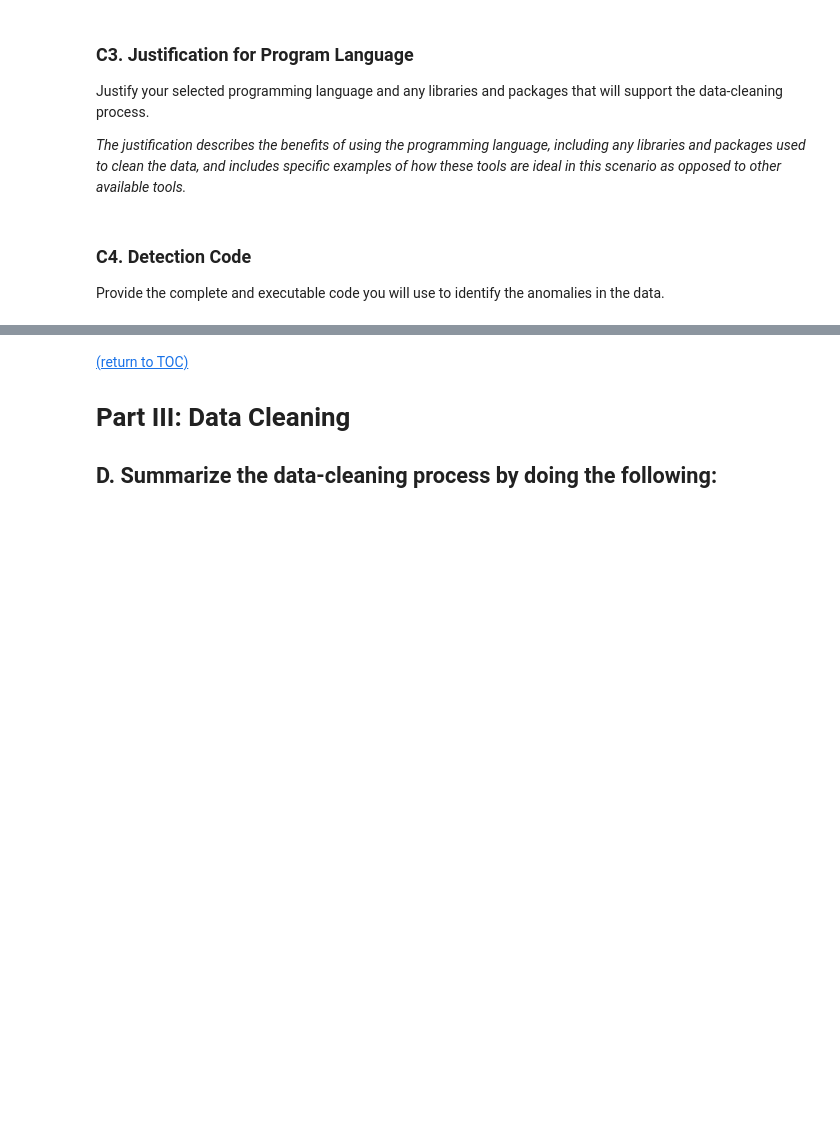
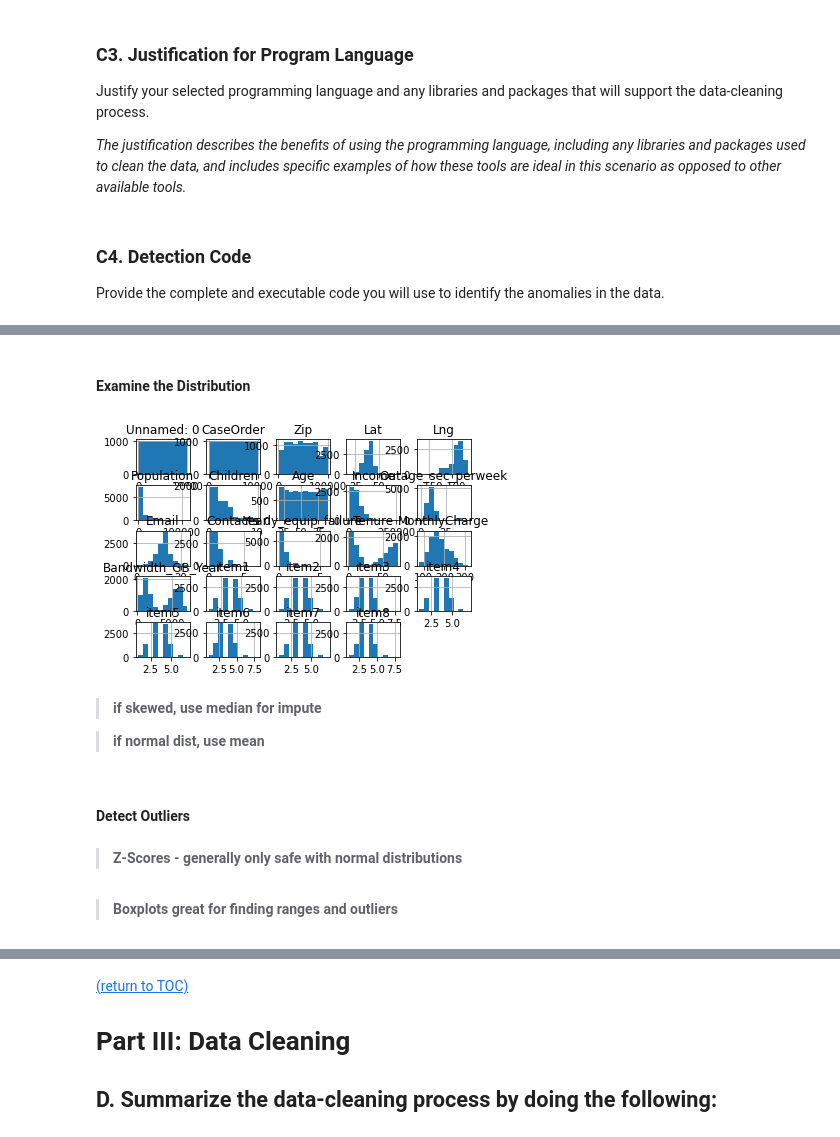
Before and after one commit to jae-green/D206, a Jupyter notebook: D206-Final.ipynb, the cells around one changed output, grey strips where cells are left out. Cells and saved outputs as stored; diff of their text form; code cells hidden in the pictures; blank space fills up the shorter version.

```diff
--- a/D206-Final.ipynb
+++ b/D206-Final.ipynb
@@ -79,0 +141,3 @@ Describe the variables in the data set and indicate the specific type of data be
+# %%
+raw_df = pd.read_csv('churn_raw_data.csv')
+raw_df.head()
@@ -105,0 +250,16 @@ Provide the complete and executable code you will use to identify the anomalies
+# %% [markdown]
+#### Examine the Distribution
+# %%
+import matplotlib.pyplot as plt
+
+raw_df.hist();
+# %% [output]
+[figure, added]
+# %% [markdown]
+> **if skewed, use median for impute**
+
+> **if normal dist, use mean**
+# %% [markdown]
+#### Detect Outliers
+# %% [markdown]
+> **Z-Scores - generally only safe with normal distributions**
@@ -105,0 +272,2 @@ Provide the complete and executable code you will use to identify the anomalies
+# %% [markdown]
+> **Boxplots great for finding ranges and outliers**
```
Also changed, not shown: parts of 19 cells of this notebook, 6 other files.
